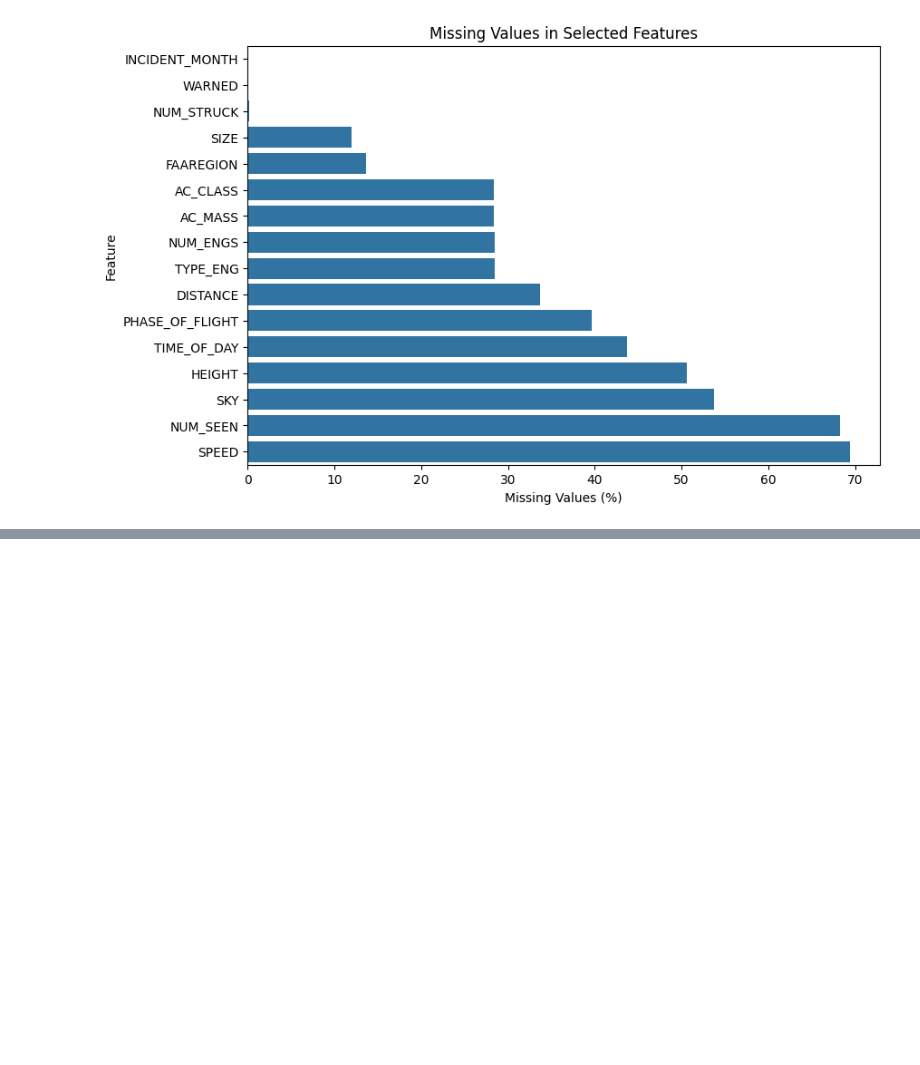
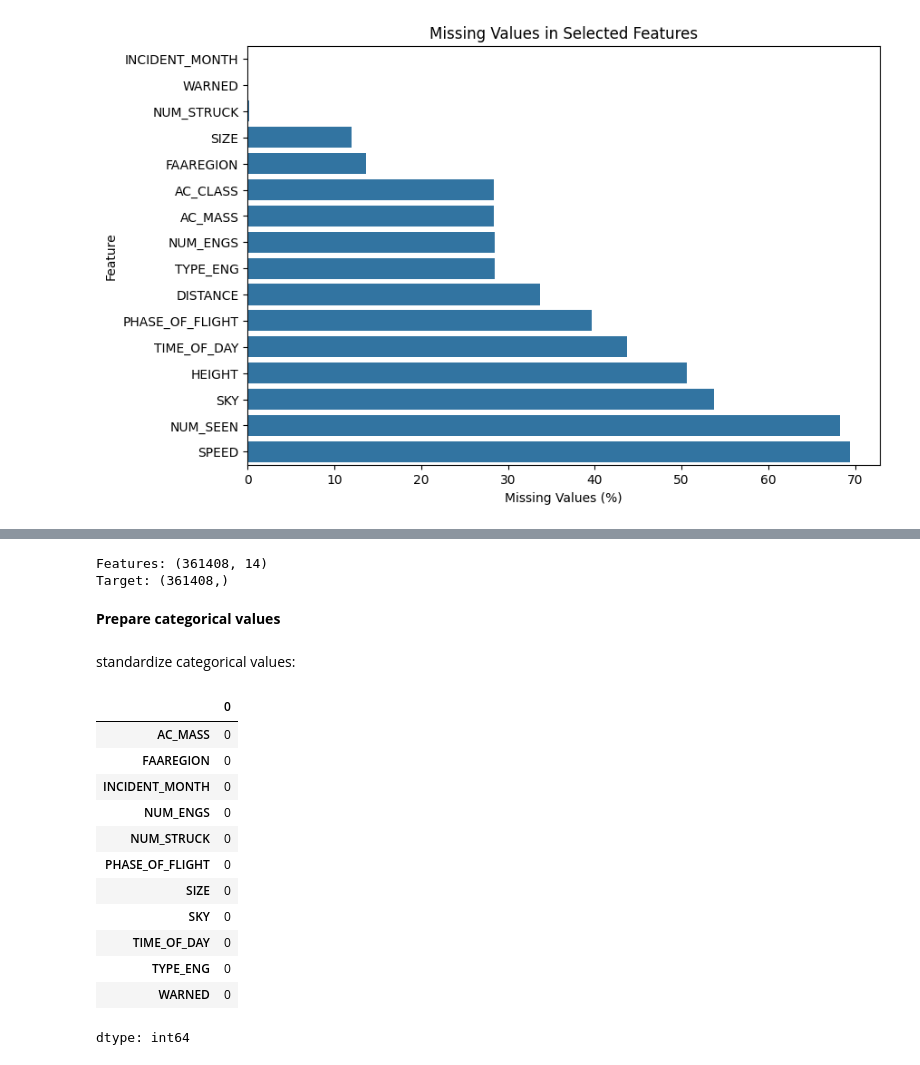
Before and after one commit to annasehgal/final-project-tech-68, a Jupyter notebook: Anna_TECH_68_Machine_learning_for_business_in_Python.ipynb, the cells around one changed output, grey strips where cells are left out. Cells and saved outputs as stored; diff of their text form; code cells hidden in the pictures; blank space fills up the shorter version.

```diff
--- a/Anna_TECH_68_Machine_learning_for_business_in_Python.ipynb
+++ b/Anna_TECH_68_Machine_learning_for_business_in_Python.ipynb
@@ -535,0 +559,43 @@ plt.show()
+# %%
+selected_features = [
+    "INCIDENT_MONTH", "TIME_OF_DAY", "FAAREGION", "SKY",
+    "PHASE_OF_FLIGHT", "HEIGHT", "SPEED", "DISTANCE",
+    "AC_MASS", "TYPE_ENG", "NUM_ENGS", "SIZE",
+    "NUM_STRUCK", "WARNED"
+]
+# %%
+X = df[selected_features].copy()
+y = df["INDICATED_DAMAGE"].copy()
+# %%
+print("Features:", X.shape)
+print("Target:", y.shape)
+# %% [output]
+Features: (361408, 14)
+Target: (361408,)
+# %% [markdown]
+**Prepare categorical values**
+# %%
+numeric_cols = ["HEIGHT", "SPEED", "DISTANCE"]
+categorical_cols = X.columns.difference(numeric_cols).tolist()
+# %% [markdown]
+standardize categorical values:
+# %%
+X[categorical_cols] = X[categorical_cols].astype("string")
+X[categorical_cols] = X[categorical_cols].apply(lambda col: col.str.strip()).replace("", pd.NA)
+X[categorical_cols] = X[categorical_cols].fillna("Unknown").astype(str)
+# %%
+X[categorical_cols].isna().sum()
+# %% [output]
+|  | 0 |
+| AC_MASS | 0 |
+| FAAREGION | 0 |
+| INCIDENT_MONTH | 0 |
+| NUM_ENGS | 0 |
+| NUM_STRUCK | 0 |
+| PHASE_OF_FLIGHT | 0 |
+| SIZE | 0 |
+| SKY | 0 |
+| TIME_OF_DAY | 0 |
+| TYPE_ENG | 0 |
+| WARNED | 0 |
+dtype: int64
```
Also changed, not shown: parts of 4 cells of this notebook.
